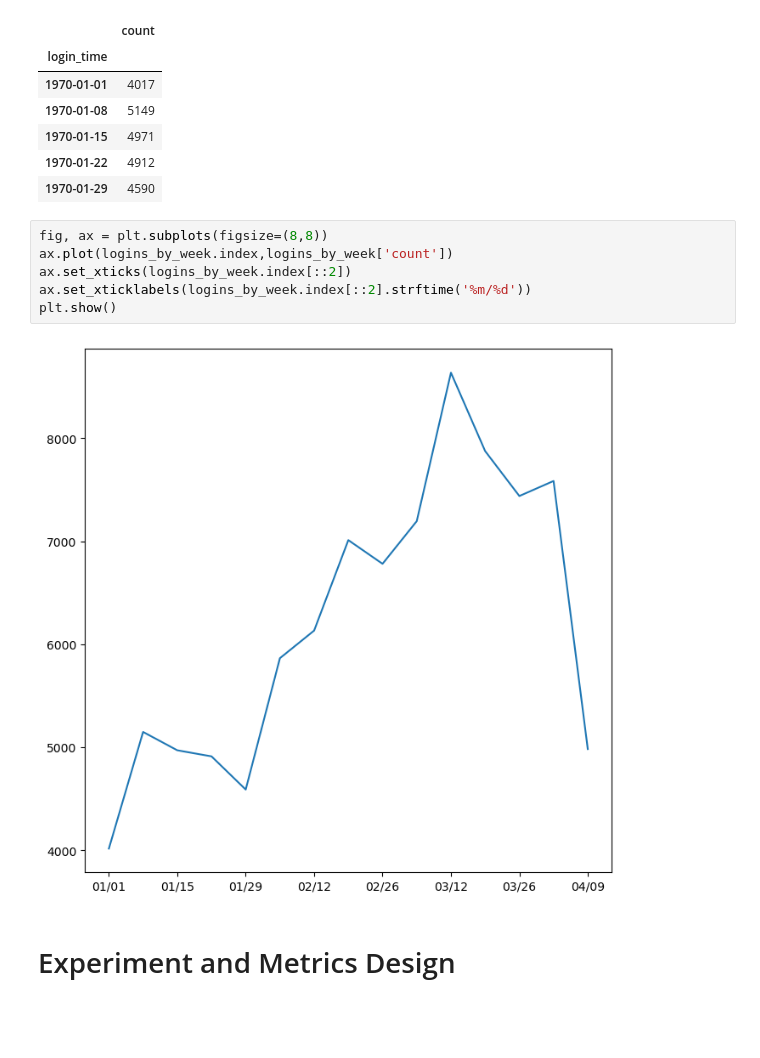
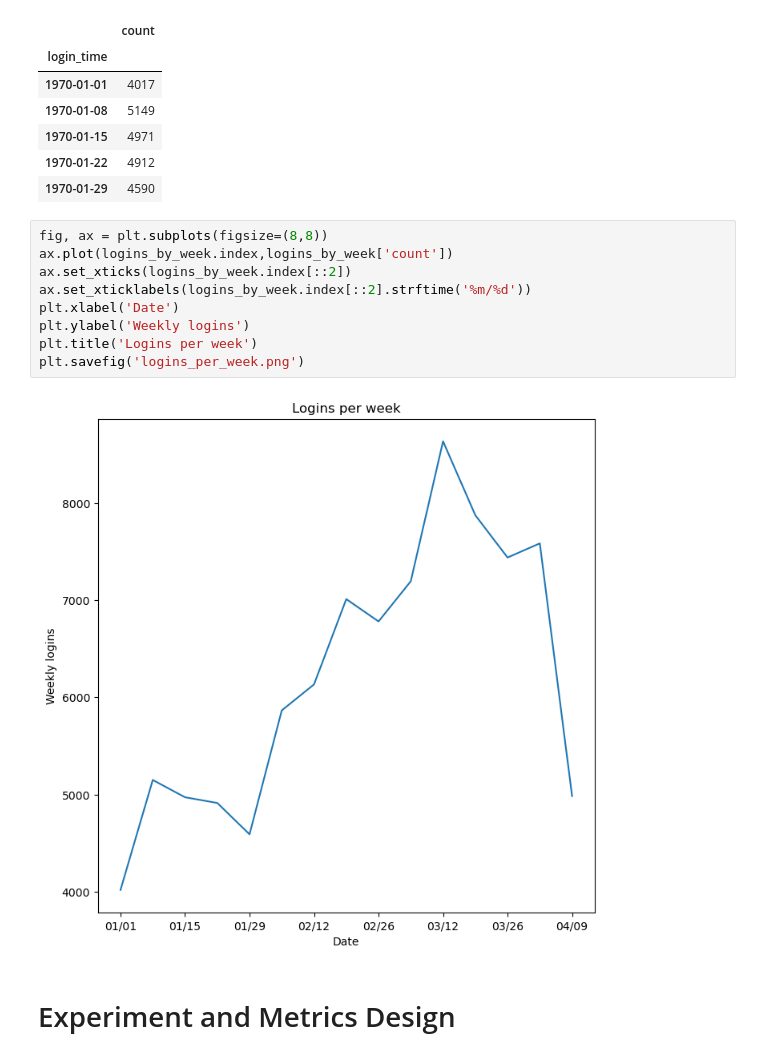
Before and after one commit to MsEM11/Ultimate_Tech_Inc, a Jupyter notebook: ultimate_challenge_part_1_code.ipynb, the cells around one changed output. Drawn from its saved outputs; the diff is of its cells as text; blank space fills up the shorter version.

```diff
--- a/ultimate_challenge.ipynb
+++ b/ultimate_challenge_part_1_code.ipynb
@@ -179,10 +179,13 @@ logins_by_week.head()
 # %%
 fig, ax = plt.subplots(figsize=(8,8))
 ax.plot(logins_by_week.index,logins_by_week['count'])
 ax.set_xticks(logins_by_week.index[::2])
 ax.set_xticklabels(logins_by_week.index[::2].strftime('%m/%d'))
-plt.show()
+plt.xlabel('Date')
+plt.ylabel('Weekly logins')
+plt.title('Logins per week')
+plt.savefig('logins_per_week.png')
 # %% [output]
-[figure, old version]
+[figure, new version]
 # %% [markdown]
 # Experiment and Metrics Design
```
